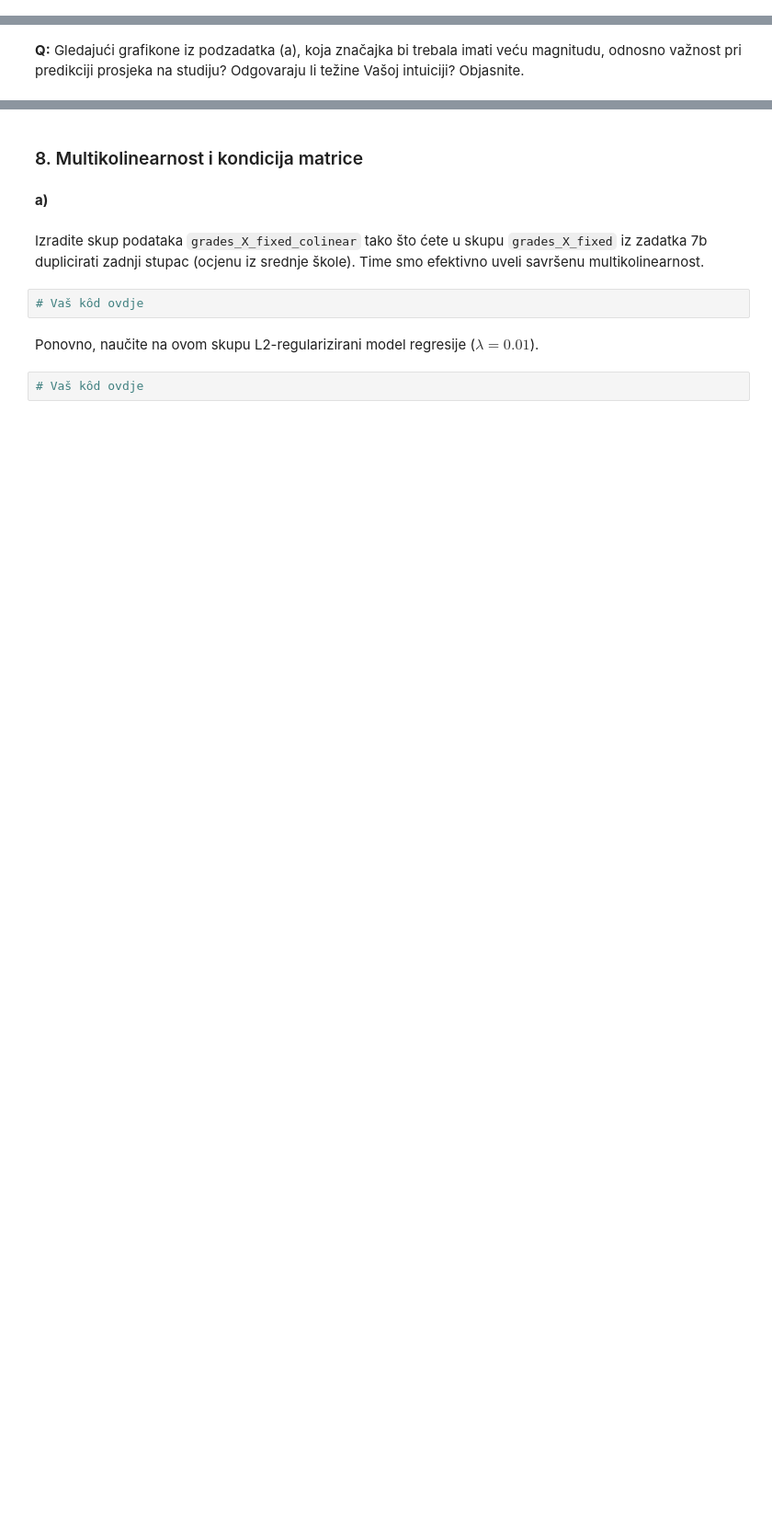
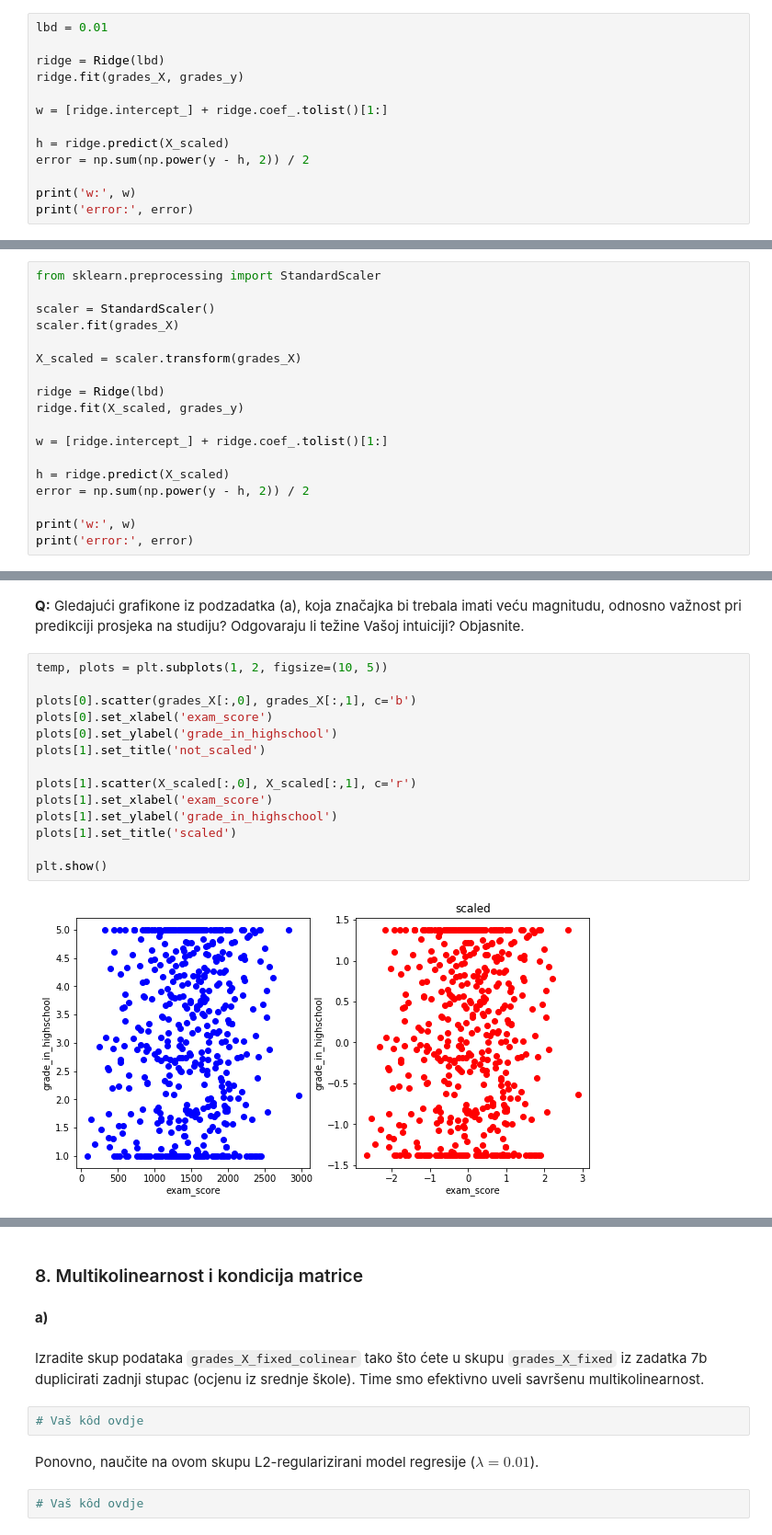
Before and after one commit to tzadro/su-lab, a Jupyter notebook: SU-2017-LAB01-Regresija.ipynb, the cells around one changed output, grey strips where cells are left out. Shown: that part at 92% size. Cells and saved outputs as stored; diff of their text form; blank space fills up the shorter version.

```diff
--- a/SU-2017-LAB01-Regresija.ipynb
+++ b/SU-2017-LAB01-Regresija.ipynb
@@ -684,0 +687,13 @@ Naučite model L2-regularizirane regresije ($\lambda = 0.01$), na podacima `grad
+# %%
+lbd = 0.01
+
+ridge = Ridge(lbd)
+ridge.fit(grades_X, grades_y)
+
+w = [ridge.intercept_] + ridge.coef_.tolist()[1:]
+
+h = ridge.predict(X_scaled)
+error = np.sum(np.power(y - h, 2)) / 2
+
+print('w:', w)
+print('error:', error)
@@ -690,0 +705,18 @@ from sklearn.preprocessing import StandardScaler
+# %%
+from sklearn.preprocessing import StandardScaler
+
+scaler = StandardScaler()
+scaler.fit(grades_X)
+
+X_scaled = scaler.transform(grades_X)
+
+ridge = Ridge(lbd)
+ridge.fit(X_scaled, grades_y)
+
+w = [ridge.intercept_] + ridge.coef_.tolist()[1:]
+
+h = ridge.predict(X_scaled)
+error = np.sum(np.power(y - h, 2)) / 2
+
+print('w:', w)
+print('error:', error)
@@ -691,2 +726,18 @@ from sklearn.preprocessing import StandardScaler
 # %% [markdown]
 **Q:** Gledajući grafikone iz podzadatka (a), koja značajka bi trebala imati veću magnitudu, odnosno važnost pri predikciji prosjeka na studiju? Odgovaraju li težine Vašoj intuiciji? Objasnite.
+# %%
+temp, plots = plt.subplots(1, 2, figsize=(10, 5))
+
+plots[0].scatter(grades_X[:,0], grades_X[:,1], c='b')
+plots[0].set_xlabel('exam_score')
+plots[0].set_ylabel('grade_in_highschool')
+plots[1].set_title('not_scaled')
+
+plots[1].scatter(X_scaled[:,0], X_scaled[:,1], c='r')
+plots[1].set_xlabel('exam_score')
+plots[1].set_ylabel('grade_in_highschool')
+plots[1].set_title('scaled')
+
+plt.show()
+# %% [output]
+[figure, added]
```
Also changed, not shown: parts of 18 cells of this notebook.
